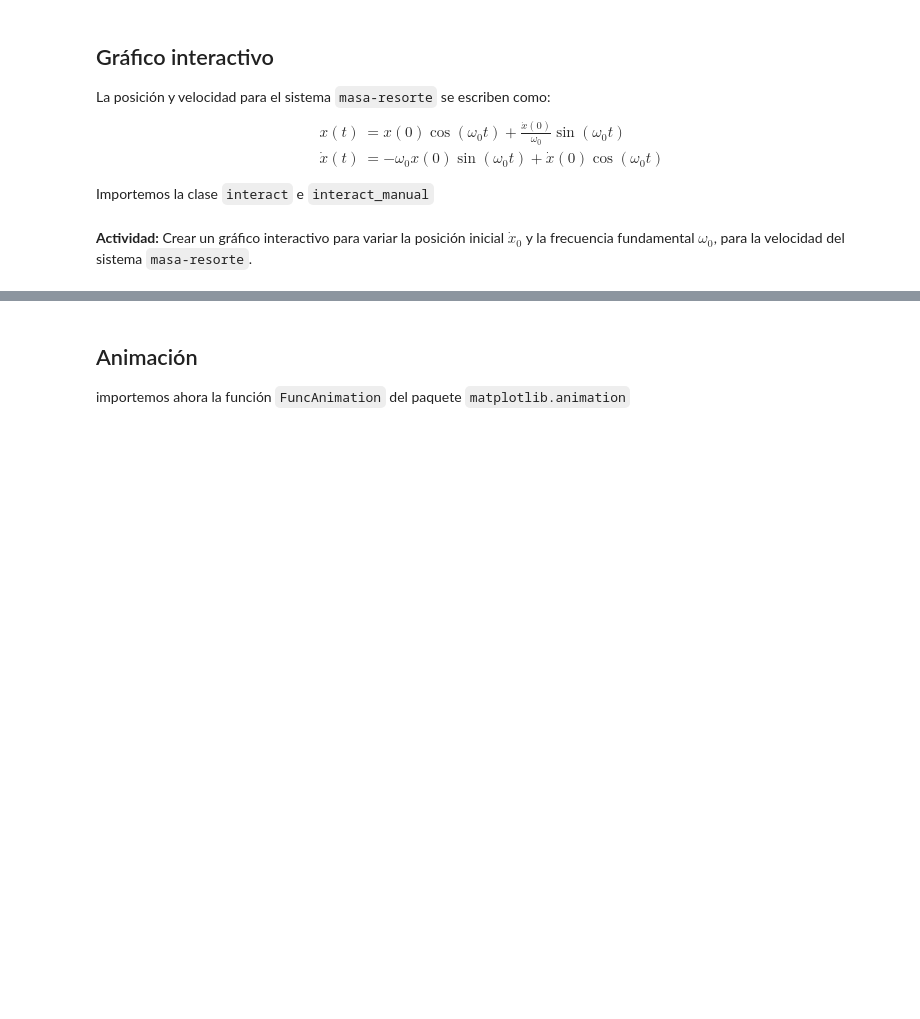
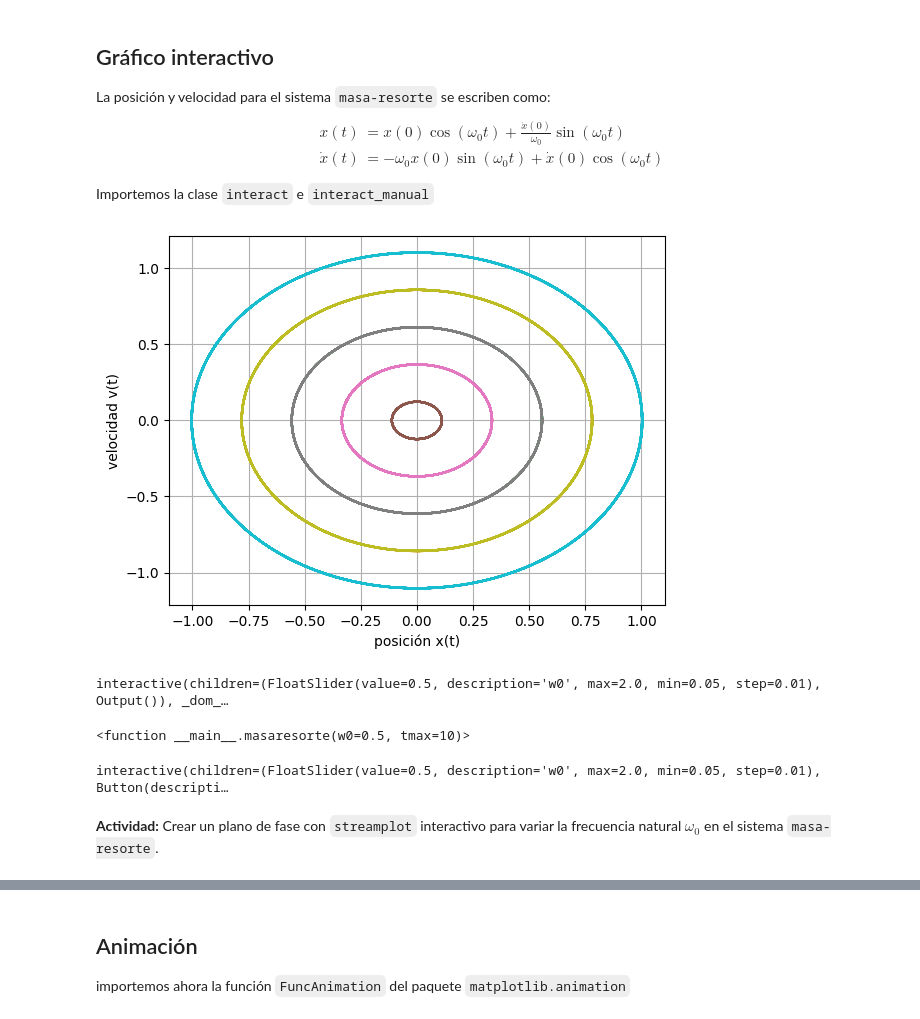
Before and after one commit to ArellanoMCarlos/SimMat_V2024, a Jupyter notebook: Ecuaciones diferenciales/Representación gráfica de la solución.ipynb, the cells around one changed output, grey strips where cells are left out. Cells and saved outputs as stored; diff of their text form; code cells hidden in the pictures; blank space fills up the shorter version.

```diff
--- a/Ecuaciones diferenciales/Representación gráfica de la solución.ipynb
+++ b/Ecuaciones diferenciales/Representación gráfica de la solución.ipynb
@@ -208,0 +213,18 @@ Importemos la clase `interact` e `interact_manual`
+# %%
+# Creamos un plano de fase para el sistema masa-resorte variando la frecuencia natural
+def x(t,w0,x0,v0):
+  return x0*np.cos(w0*t)+v0/w0*np.sin(w0*t)
+def v(t,w0,x0,v0):
+  return -w0*x0*np.sin(w0*t)+v0*np.cos(w0*t)
+# %%
+w0=1.1
+t=np.linspace(0,100,1000)
+X0=np.linspace(-1,1,10)
+V0=np.linspace(-0.1,0.1,10)
+for x0,v0 in zip(X0,V0): # zip  ->  agrupa cada elemento de X0 y V0: (-1,-0.1), (-0.9,-0.09),...
+  plt.plot(x(t,w0,x0,v0),v(t,w0,x0,v0))
+plt.xlabel('posición x(t)')
+plt.ylabel('velocidad v(t)')
+plt.grid()
+# %% [output]
+[figure, added]
@@ -209,2 +235,37 @@ Importemos la clase `interact` e `interact_manual`
+# %%
+def masaresorte(w0=0.5,tmax=10):
+  t=np.linspace(0,tmax,1000)
+  X0=np.linspace(-1,1,10)
+  V0=np.linspace(-0.1,0.1,10)
+  for x0,v0 in zip(X0,V0): # zip  ->  agrupa cada elemento de X0 y V0: (-1,-0.1), (-0.9,-0.09),...
+    plt.plot(x(t,w0,x0,v0),v(t,w0,x0,v0))
+  plt.xlabel('posición x(t)')
+  plt.ylabel('velocidad v(t)')
+  plt.axis([-2.5,2.5,-2.1,2.1]) # [x_min, x_max, y_min, y_max]
+  plt.grid()
+  plt.show()
+
+# Usamos 'interact' como función
+interact(masaresorte,w0=(0.05,2,0.01),tmax=fixed(100)) # (mínimo, máximo, intervalo)
+# %% [output]
+interactive(children=(FloatSlider(value=0.5, description='w0', max=2.0, min=0.05, step=0.01), Output()), _dom_…
+<function __main__.masaresorte(w0=0.5, tmax=10)>
+# %%
+# Usando 'interact_manual' como decorador (extiende la definición de la clase)
+#
+@interact_manual(w0=(0.05,2,0.01),tmax=fixed(100))
+def masaresorte(w0=0.5,tmax=10):
+  t=np.linspace(0,tmax,1000)
+  X0=np.linspace(-1,1,10)
+  V0=np.linspace(-0.1,0.1,10)
+  for x0,v0 in zip(X0,V0): # zip  ->  agrupa cada elemento de X0 y V0: (-1,-0.1), (-0.9,-0.09),...
+    plt.plot(x(t,w0,x0,v0),v(t,w0,x0,v0))
+  plt.xlabel('posición x(t)')
+  plt.ylabel('velocidad v(t)')
+  plt.axis([-2.5,2.5,-2.1,2.1]) # [x_min, x_max, y_min, y_max]
+  plt.grid()
+  plt.show()
+# %% [output]
+interactive(children=(FloatSlider(value=0.5, description='w0', max=2.0, min=0.05, step=0.01), Button(descripti…
 # %% [markdown]
-**Actividad:** Crear un gráfico interactivo para variar la posición inicial $\dot x_0$ y la frecuencia fundamental $\omega_0$, para la velocidad del sistema `masa-resorte`.
+**Actividad:** Crear un plano de fase con `streamplot` interactivo para variar la frecuencia natural $\omega_0$ en el sistema `masa-resorte`.
```
Also changed, not shown: parts of 9 cells of this notebook, 1 other file.
